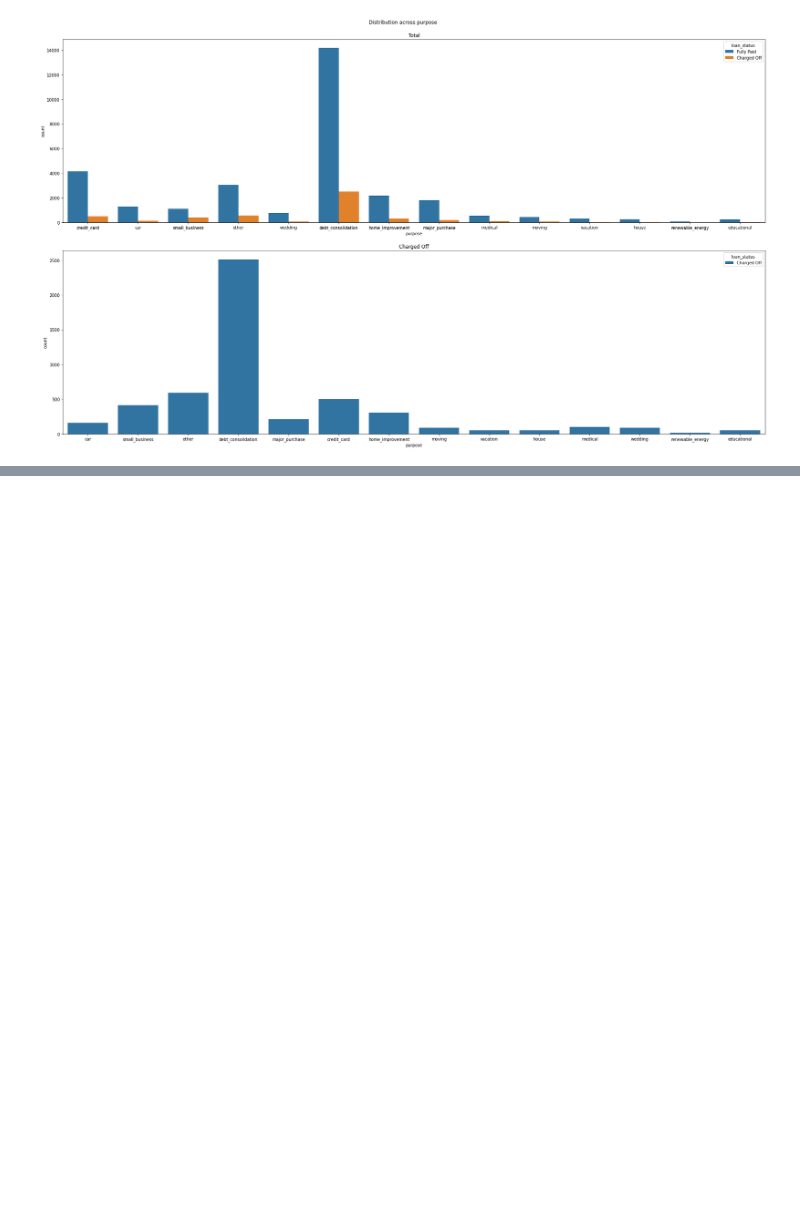
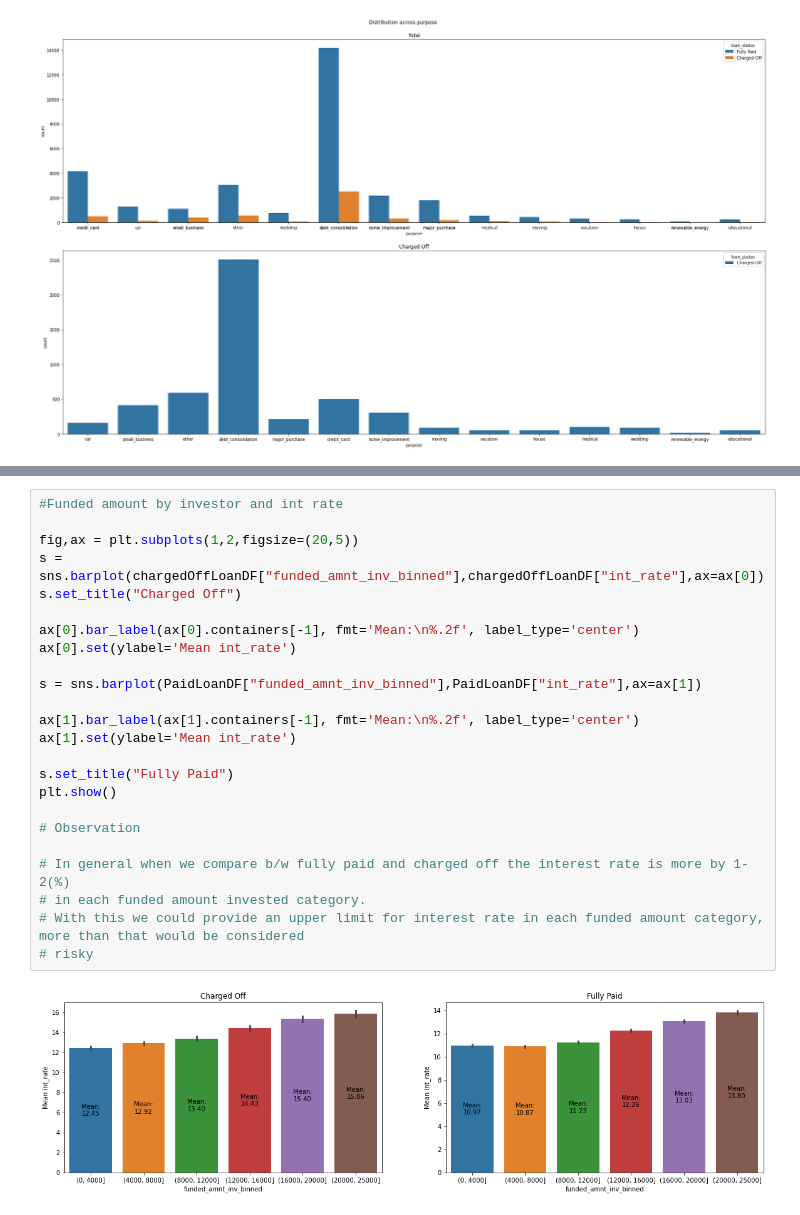
Before and after one commit to vighu0710/LendingClubCaseStudy, a Jupyter notebook: Lending Club Case Study.ipynb, the cells around one changed output, grey strips where cells are left out. Saved outputs shown, nothing was run; the diff lists cells and outputs as text; blank space fills up the shorter version.

```diff
--- a/Lending Club Case Study.ipynb
+++ b/Lending Club Case Study.ipynb
@@ -1219,0 +1023,26 @@ plt.show()
+# %%
+#Funded amount by investor and int rate
+
+fig,ax = plt.subplots(1,2,figsize=(20,5))
+s = sns.barplot(chargedOffLoanDF["funded_amnt_inv_binned"],chargedOffLoanDF["int_rate"],ax=ax[0])
+s.set_title("Charged Off")
+
+ax[0].bar_label(ax[0].containers[-1], fmt='Mean:\n%.2f', label_type='center')
+ax[0].set(ylabel='Mean int_rate')
+
+s = sns.barplot(PaidLoanDF["funded_amnt_inv_binned"],PaidLoanDF["int_rate"],ax=ax[1])
+
+ax[1].bar_label(ax[1].containers[-1], fmt='Mean:\n%.2f', label_type='center')
+ax[1].set(ylabel='Mean int_rate')
+
+s.set_title("Fully Paid")
+plt.show()
+
+# Observation
+
+# In general when we compare b/w fully paid and charged off the interest rate is more by 1-2(%)
+# in each funded amount invested category.
+# With this we could provide an upper limit for interest rate in each funded amount category, more than that would be considered
+# risky
+# %% [output]
+[figure, added]
```
Also changed, not shown: parts of 94 cells of this notebook.
